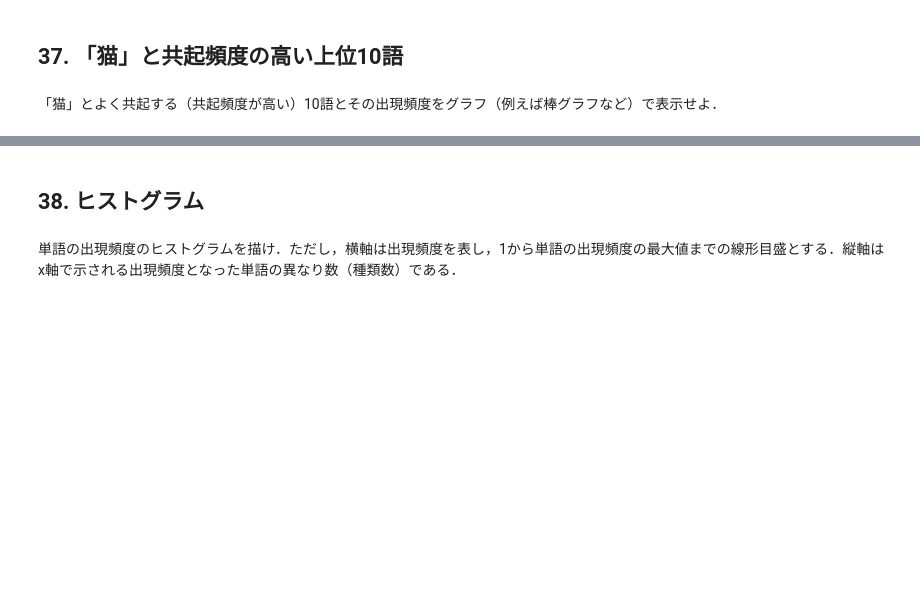
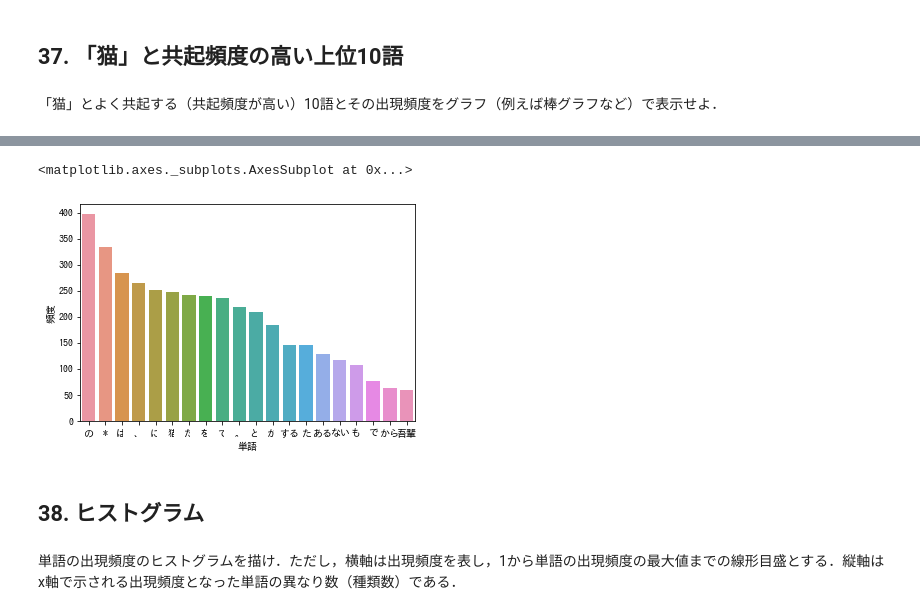
Before and after one commit to uchihashikenshi/NLP100_2020, a Jupyter notebook: NLP_100_30_39.ipynb, the cells around one changed output, grey strips where cells are left out. Cells and saved outputs as stored; diff of their text form; code cells hidden in the pictures; blank space fills up the shorter version.

```diff
--- a/NLP_100_30_39.ipynb
+++ b/NLP_100_30_39.ipynb
@@ -167,3 +231,22 @@ ls_cont_noun
 ## 37. 「猫」と共起頻度の高い上位10語
 # %% [markdown]
 「猫」とよく共起する（共起頻度が高い）10語とその出現頻度をグラフ（例えば棒グラフなど）で表示せよ．
+# %%
+def check_neko(line):
+    check = False
+    for word in line:
+        if word['base'] == '猫':
+            check = True
+    return check
+
+freq_neko = []
+line = []
+for word in result:
+    line.append(word)
+    if word['base'] == '。':
+        [freq_neko.append(w['base']) for w in line if check_neko(line)]
+        line = []
+freq_count = Counter(freq_neko)
+# %%
+freq_count_pd = pd.DataFrame(freq_count.most_common(), columns={'単語': '0', '頻度': '1'})
+freq_count_pd
@@ -170,3 +267,8 @@ ls_cont_noun
+# %%
+seaborn.barplot(x='単語', y='頻度', data=freq_count_pd[:20])
+# %% [output]
+<matplotlib.axes._subplots.AxesSubplot at 0x...>
+[figure, added]
 # %% [markdown]
 ## 38. ヒストグラム
 # %% [markdown]
```
Also changed, not shown: parts of 17 cells of this notebook.
